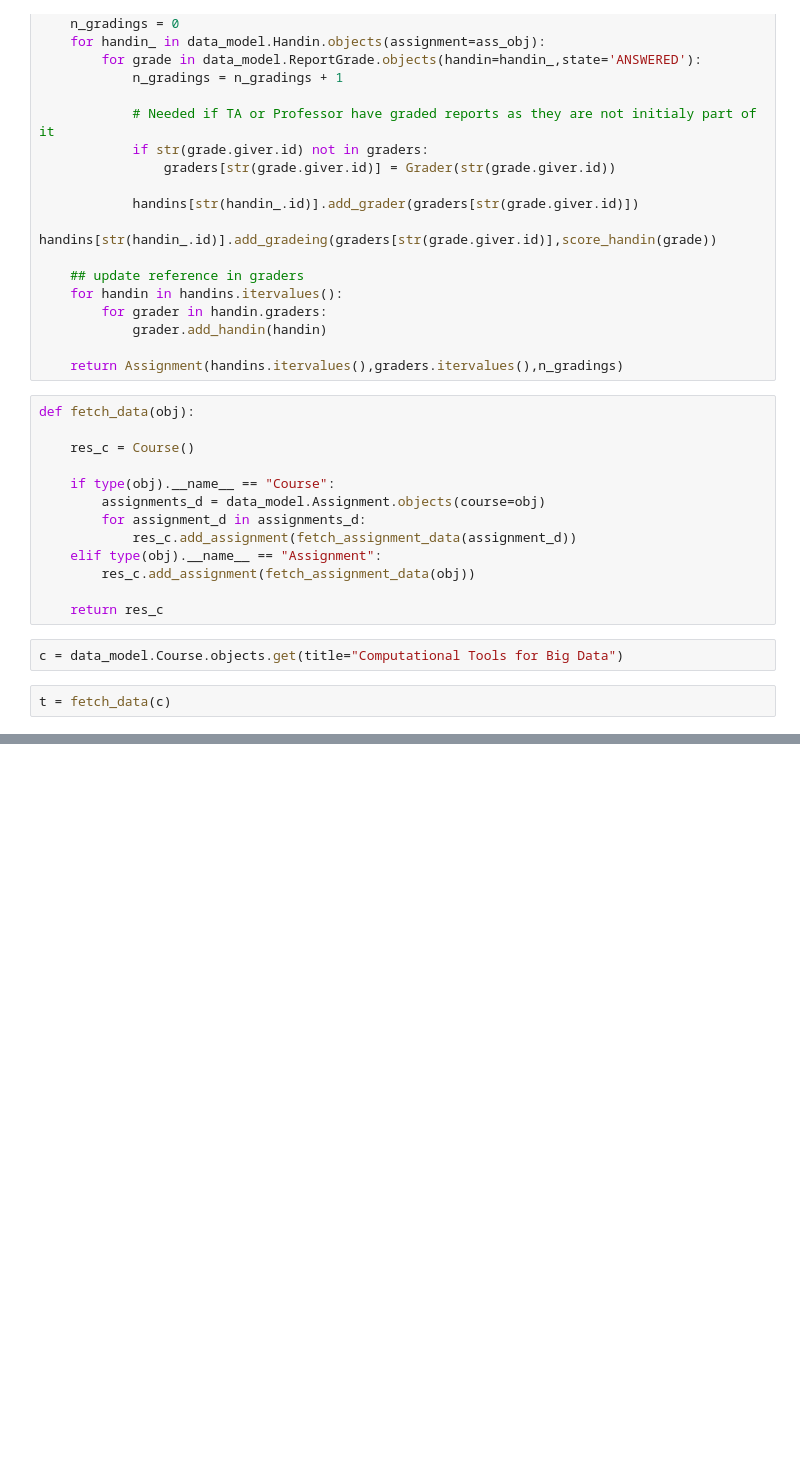
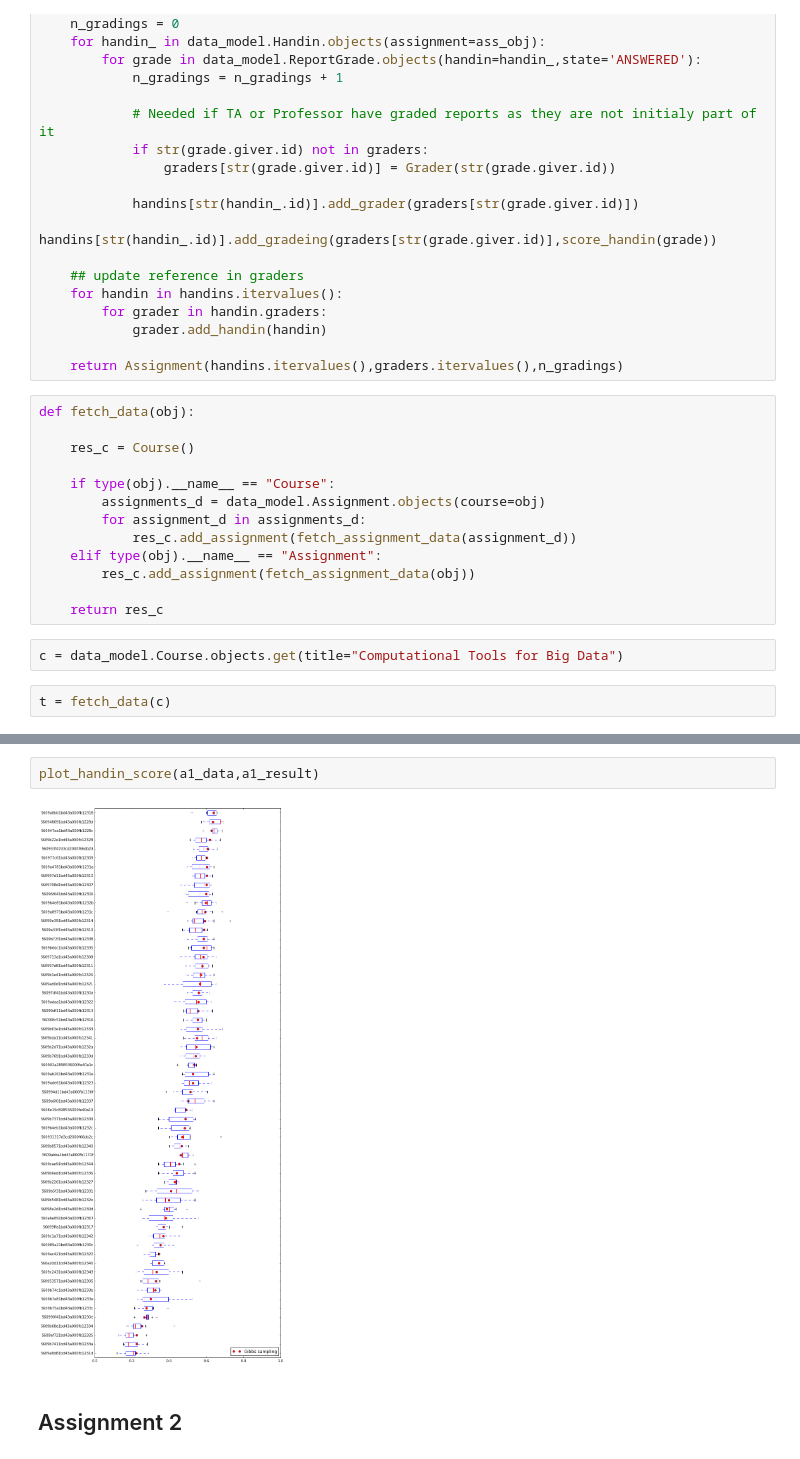
Before and after one commit to TomMalow/pymcmodels, a Jupyter notebook: ImplementationTestPeergradeGibbs.ipynb, the cells around one changed output, grey strips where cells are left out. Saved outputs shown, nothing was run; the diff lists cells and outputs as text; blank space fills up the shorter version.

```diff
--- a/ImplementationTestPeergradeGibbs.ipynb
+++ b/ImplementationTestPeergradeGibbs.ipynb
@@ -283,0 +383,6 @@ KeyboardInterrupt:
+# %%
+plot_handin_score(a1_data,a1_result)
+# %% [output]
+[figure, added]
+# %% [markdown]
+## Assignment 2
```
Also changed, not shown: parts of 62 cells of this notebook.
